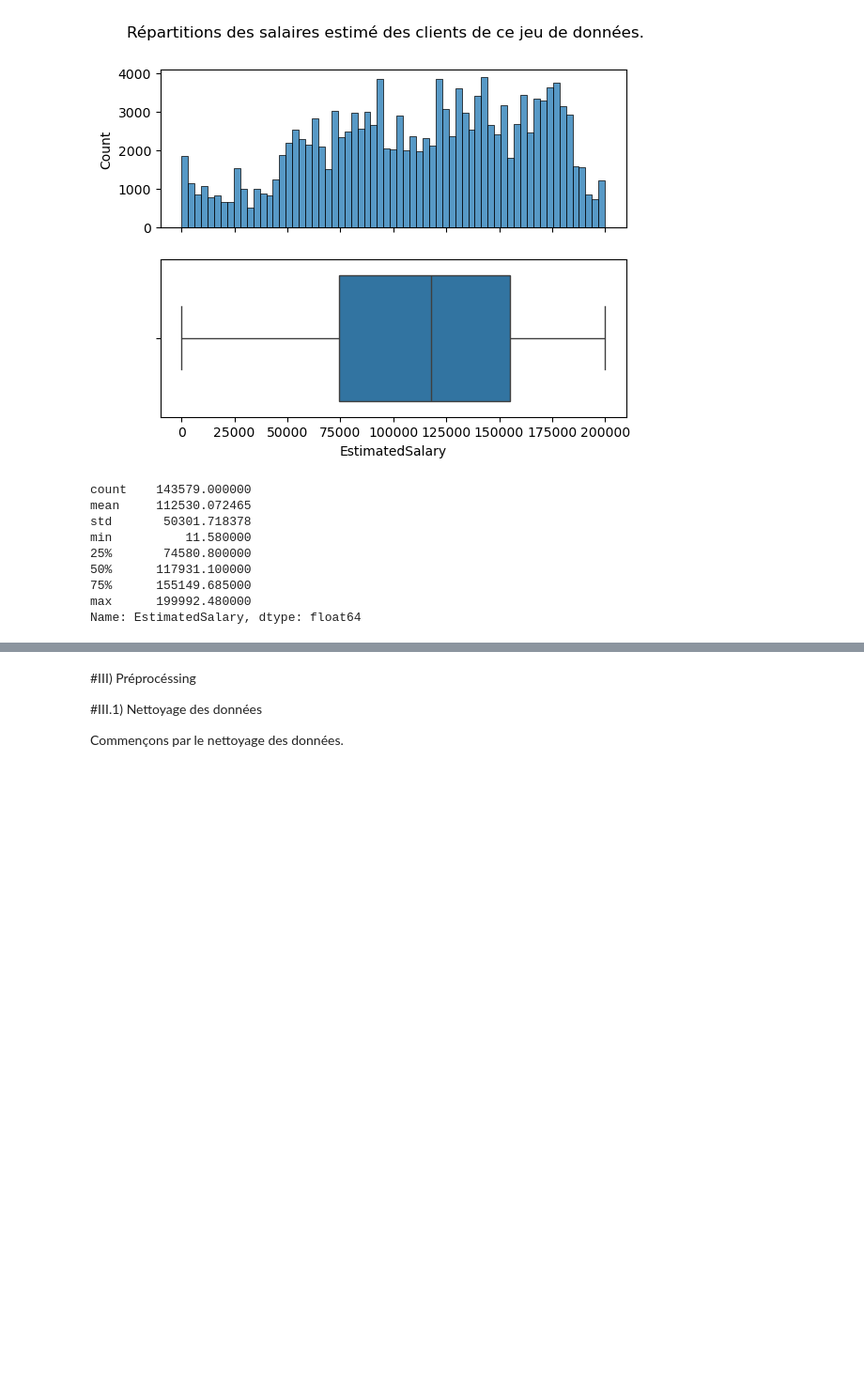
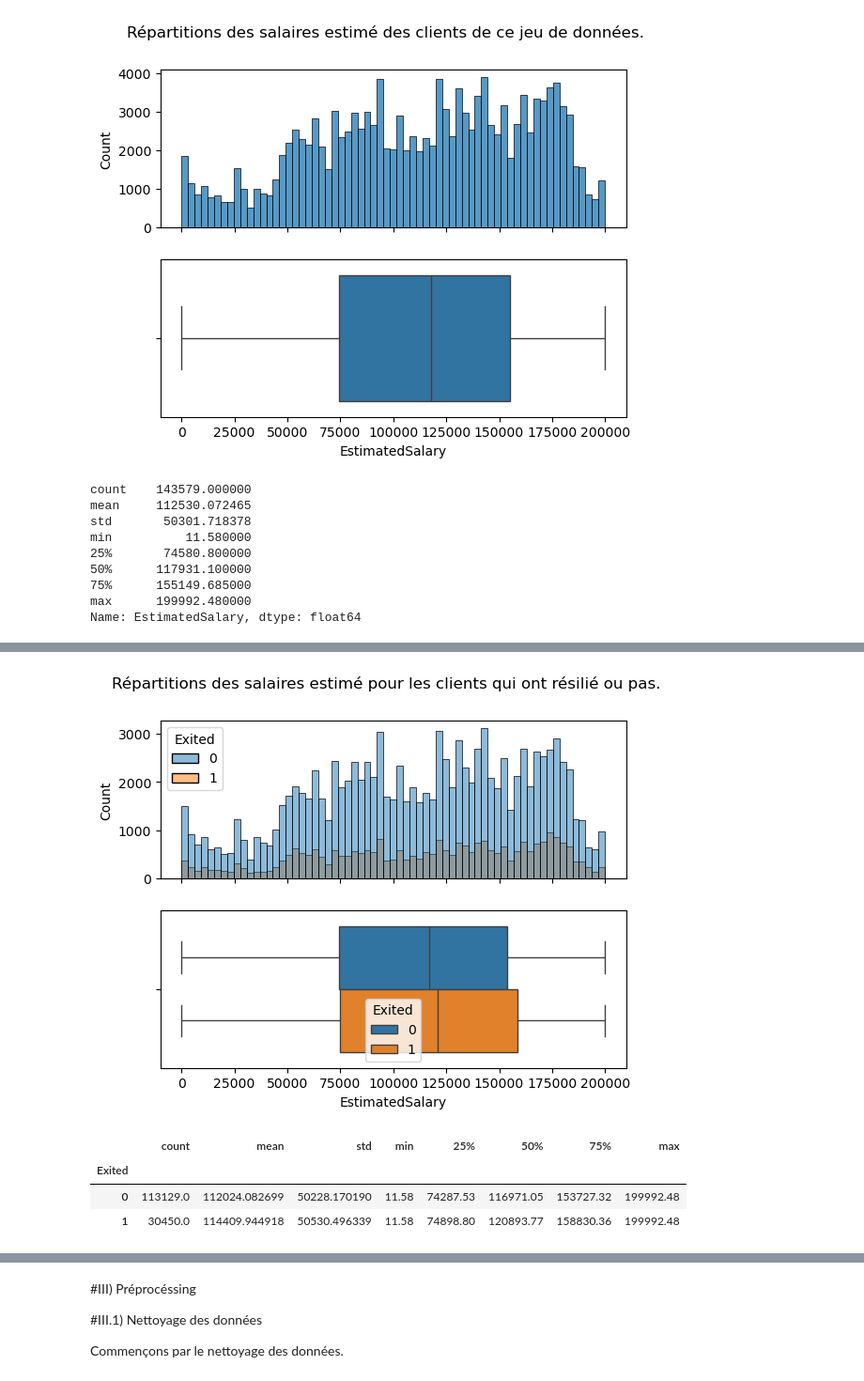
Before and after one commit to fmazur57u/Bank-churn, a Jupyter notebook: projet_bank_churn.ipynb, the cells around one changed output, grey strips where cells are left out. Shown at 94% size. Saved outputs shown, nothing was run; the diff lists cells and outputs as text; code cells hidden in the pictures; blank space fills up the shorter version.

```diff
--- a/projet_bank_churn.ipynb
+++ b/projet_bank_churn.ipynb
@@ -1536,0 +569,13 @@ On peut dire que les clients actif ont en moyenne le même salaire les clients i
+# %%
+fig, ax = plt.subplots(2, 1, sharex="col")
+plt.suptitle("Répartitions des salaires estimé pour les clients qui ont résilié ou pas.")
+sns.histplot(data=train_set, x="EstimatedSalary", hue = "Exited", ax=ax[0])
+sns.boxplot(data=train_set, x="EstimatedSalary", hue = "Exited", ax=ax[1])
+plt.show()
+train_set.groupby("Exited")["EstimatedSalary"].describe()
+# %% [output]
+[figure, added]
+|  | count | mean | std | min | 25% | 50% | 75% | max |
+| Exited |  |  |  |  |  |  |  |  |
+| 0 | 113129.0 | 112024.082699 | 50228.170190 | 11.58 | 74287.53 | 116971.05 | 153727.32 | 199992.48 |
+| 1 | 30450.0 | 114409.944918 | 50530.496339 | 11.58 | 74898.80 | 120893.77 | 158830.36 | 199992.48 |
```
Also changed, not shown: parts of 140 cells of this notebook.
